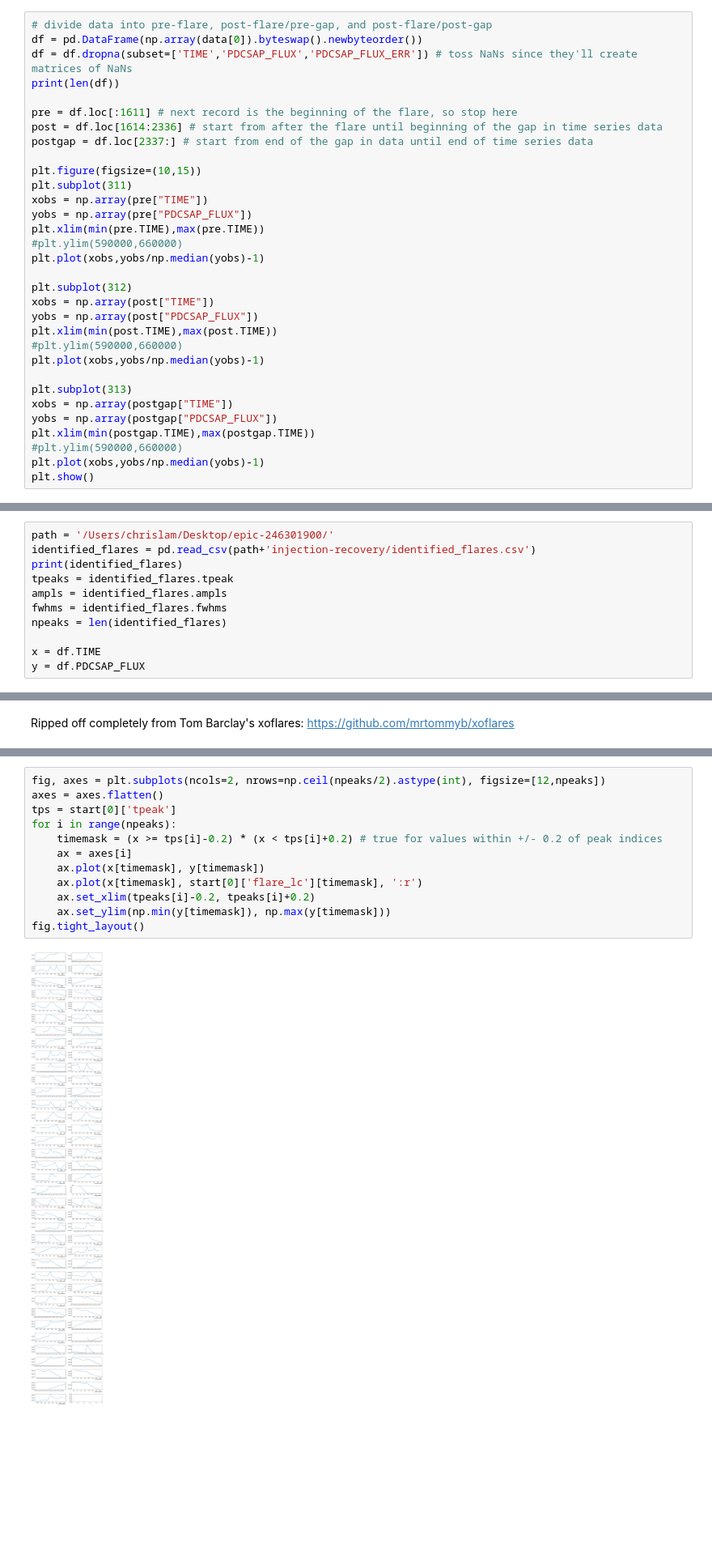
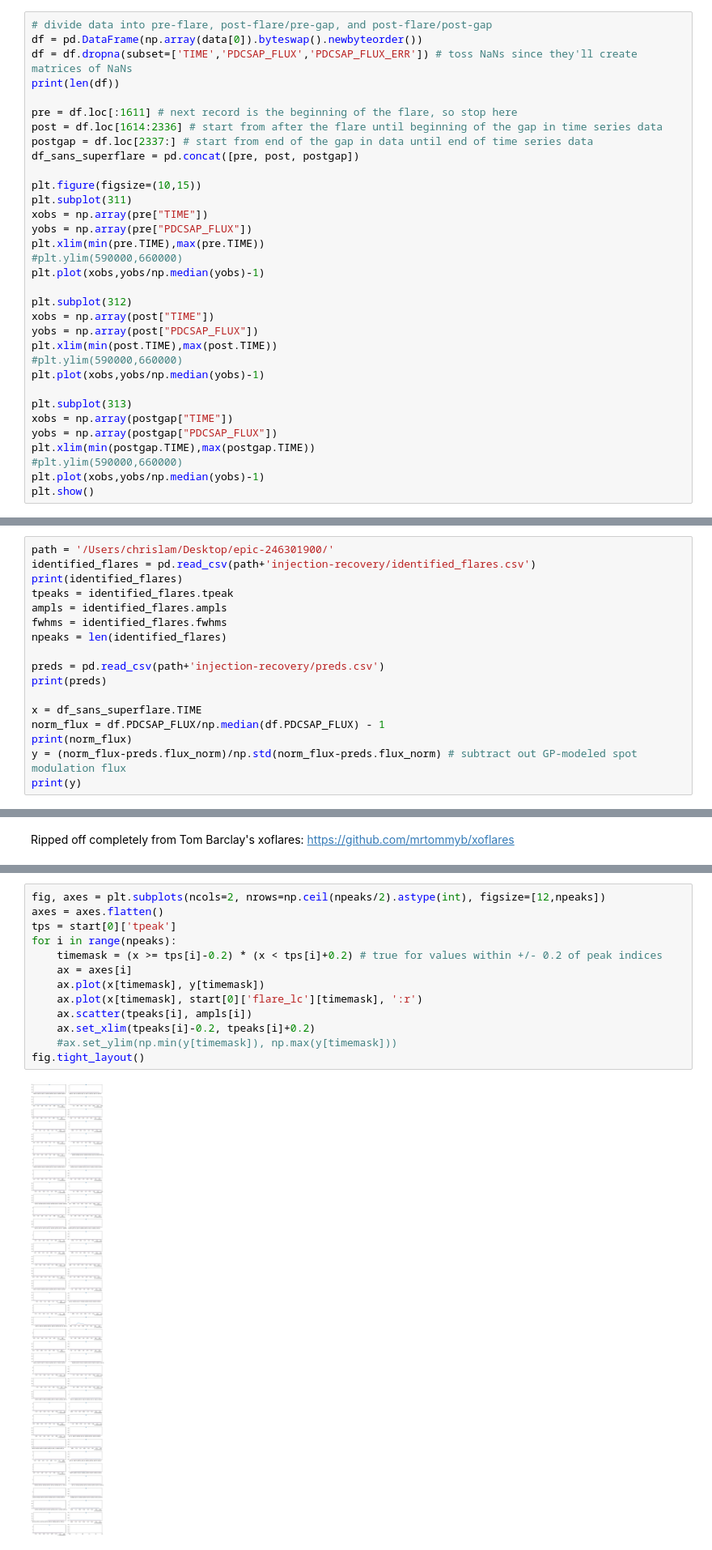
Before and after one commit to exoclam/epic-246301900, a Jupyter notebook: flare_analysis.ipynb, the cells around one changed output, grey strips where cells are left out. Shown at 81% size. Saved outputs shown, nothing was run; the diff lists cells and outputs as text; blank space fills up the shorter version.

Commit message:
settled on xoflares vs altaipony for flare recovery; still not great, but getting better

```diff
--- a/flare_analysis.ipynb
+++ b/flare_analysis.ipynb
@@ -60,6 +60,7 @@ print(len(df))
 pre = df.loc[:1611] # next record is the beginning of the flare, so stop here
 post = df.loc[1614:2336] # start from after the flare until beginning of the gap in time series data
 postgap = df.loc[2337:] # start from end of the gap in data until end of time series data
+df_sans_superflare = pd.concat([pre, post, postgap])
 
 plt.figure(figsize=(10,15))
 plt.subplot(311)
@@ -97,8 +98,14 @@ ampls = identified_flares.ampls
 fwhms = identified_flares.fwhms
 npeaks = len(identified_flares)
 
-x = df.TIME
-y = df.PDCSAP_FLUX
+preds = pd.read_csv(path+'injection-recovery/preds.csv')
+print(preds)
+
+x = df_sans_superflare.TIME
+norm_flux = df.PDCSAP_FLUX/np.median(df.PDCSAP_FLUX) - 1
+print(norm_flux)
+y = (norm_flux-preds.flux_norm)/np.std(norm_flux-preds.flux_norm) # subtract out GP-modeled spot modulation flux
+print(y)
 # %% [output]
     index        tpeak  tpeaks_norm     ampls     fwhms
 0       0  2905.826740   -16.018609  1.458995  0.002778
@@ -294,14 +307,15 @@ Interrupted at 12,551 [6%]: Average Loss = 5.7898e+05
 # %%
 fig, axes = plt.subplots(ncols=2, nrows=np.ceil(npeaks/2).astype(int), figsize=[12,npeaks])
 axes = axes.flatten()
 tps = start[0]['tpeak']
 for i in range(npeaks):
     timemask = (x >= tps[i]-0.2) * (x < tps[i]+0.2) # true for values within +/- 0.2 of peak indices
     ax = axes[i]
     ax.plot(x[timemask], y[timemask])
     ax.plot(x[timemask], start[0]['flare_lc'][timemask], ':r')
+    ax.scatter(tpeaks[i], ampls[i])
     ax.set_xlim(tpeaks[i]-0.2, tpeaks[i]+0.2)
-    ax.set_ylim(np.min(y[timemask]), np.max(y[timemask]))
+    #ax.set_ylim(np.min(y[timemask]), np.max(y[timemask]))
 fig.tight_layout()
 # %% [output]
-[figure, old version]
+[figure, new version]
```
Also changed, not shown: parts of 5 cells of this notebook, 1 other file.
